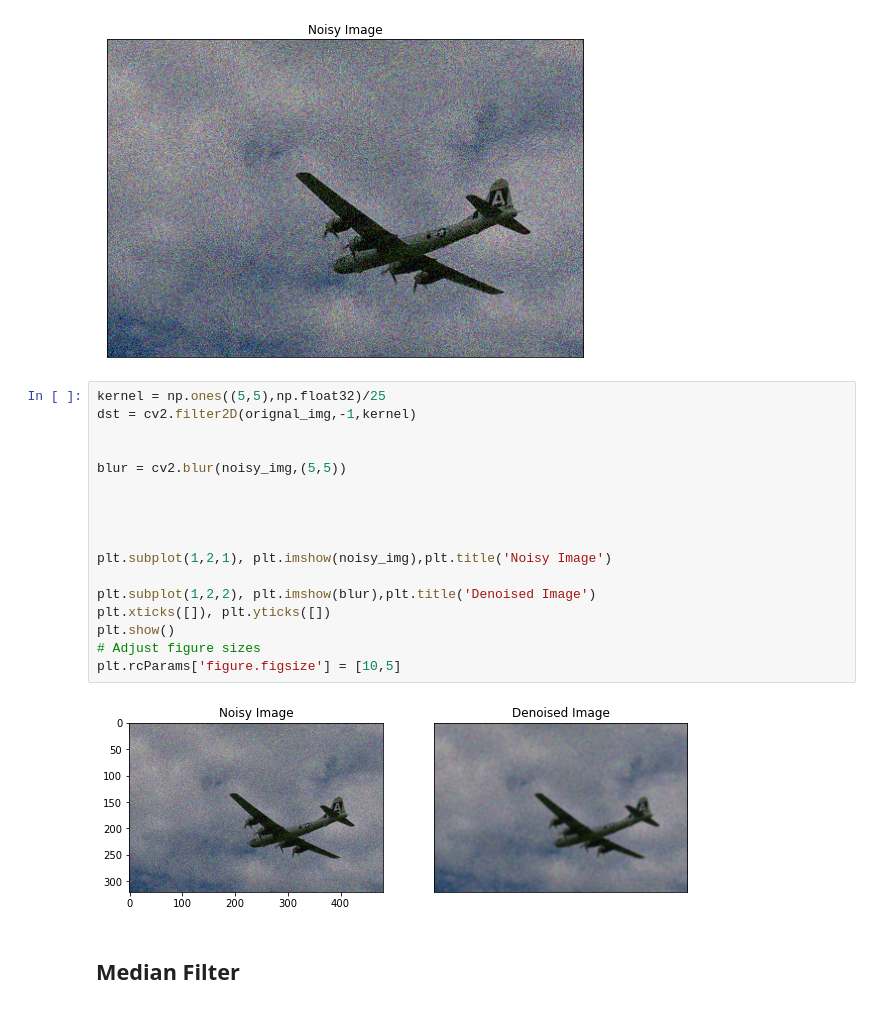
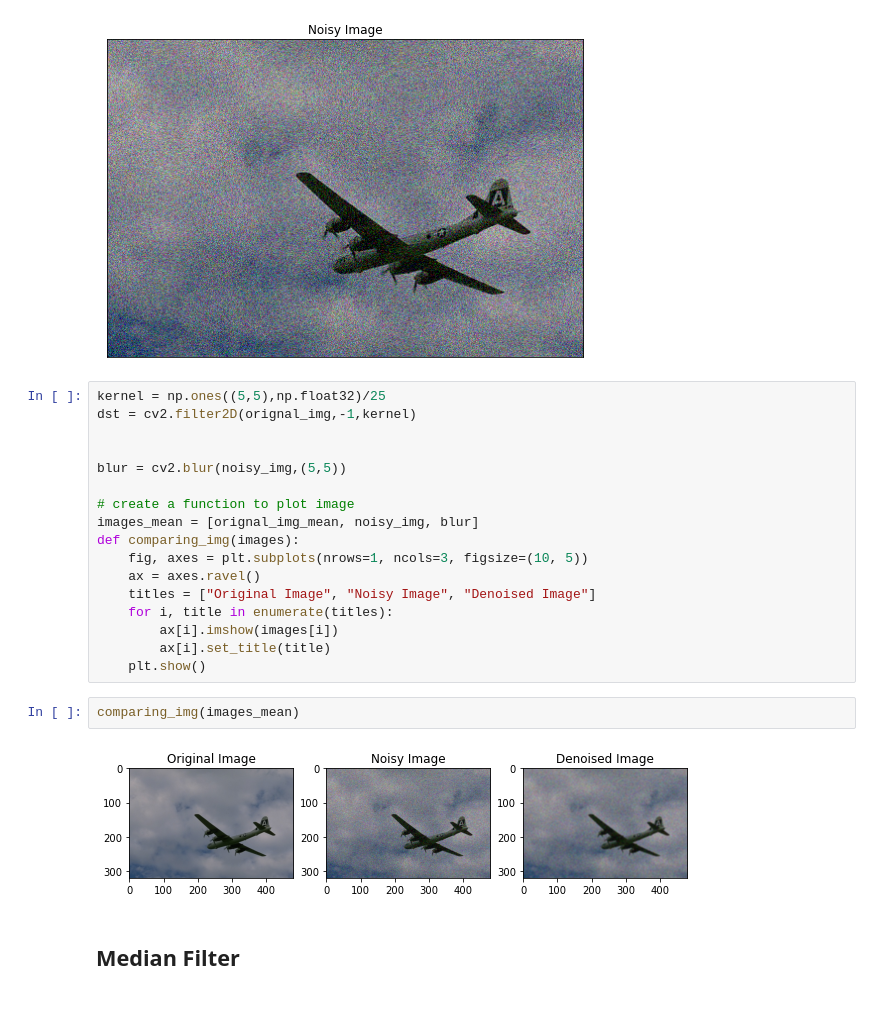
Before and after one commit to Abhijeetghadge/ITNPAI1_Abhijeet_3022255, a Jupyter notebook: Task A(Colort).ipynb, the cells around one changed output. Saved outputs shown, nothing was run; the diff lists cells and outputs as text.

```diff
--- a/Task A(Colort).ipynb
+++ b/Task A(Colort).ipynb
@@ -39,25 +39,27 @@ print(plt.imshow(noisy_img))
 (321, 481, 3)
 AxesImage(10.8,27.8;698.4x317.823)
 [figure]
-# %%
-kernel = np.ones((5,5),np.float32)/25
-dst = cv2.filter2D(orignal_img,-1,kernel)
-
-
-blur = cv2.blur(noisy_img,(5,5))
-
-
-
-
-plt.subplot(1,2,1), plt.imshow(noisy_img),plt.title('Noisy Image')
-
-plt.subplot(1,2,2), plt.imshow(blur),plt.title('Denoised Image')
-plt.xticks([]), plt.yticks([])
-plt.show()
-# Adjust figure sizes
-plt.rcParams['figure.figsize'] = [10,5]
-# %% [output]
-[figure, removed]
+# %%
+kernel = np.ones((5,5),np.float32)/25
+dst = cv2.filter2D(orignal_img,-1,kernel)
+
+
+blur = cv2.blur(noisy_img,(5,5))
+
+# create a function to plot image
+images_mean = [orignal_img_mean, noisy_img, blur]
+def comparing_img(images):
+    fig, axes = plt.subplots(nrows=1, ncols=3, figsize=(10, 5))
+    ax = axes.ravel()
+    titles = ["Original Image", "Noisy Image", "Denoised Image"]
+    for i, title in enumerate(titles):
+        ax[i].imshow(images[i])
+        ax[i].set_title(title)
+    plt.show()
+# %%
+comparing_img(images_mean)
+# %% [output]
+[figure, added]
 # %% [markdown]
 ## Median Filter
 # %%
```
Also changed, not shown: parts of 9 cells of this notebook.
